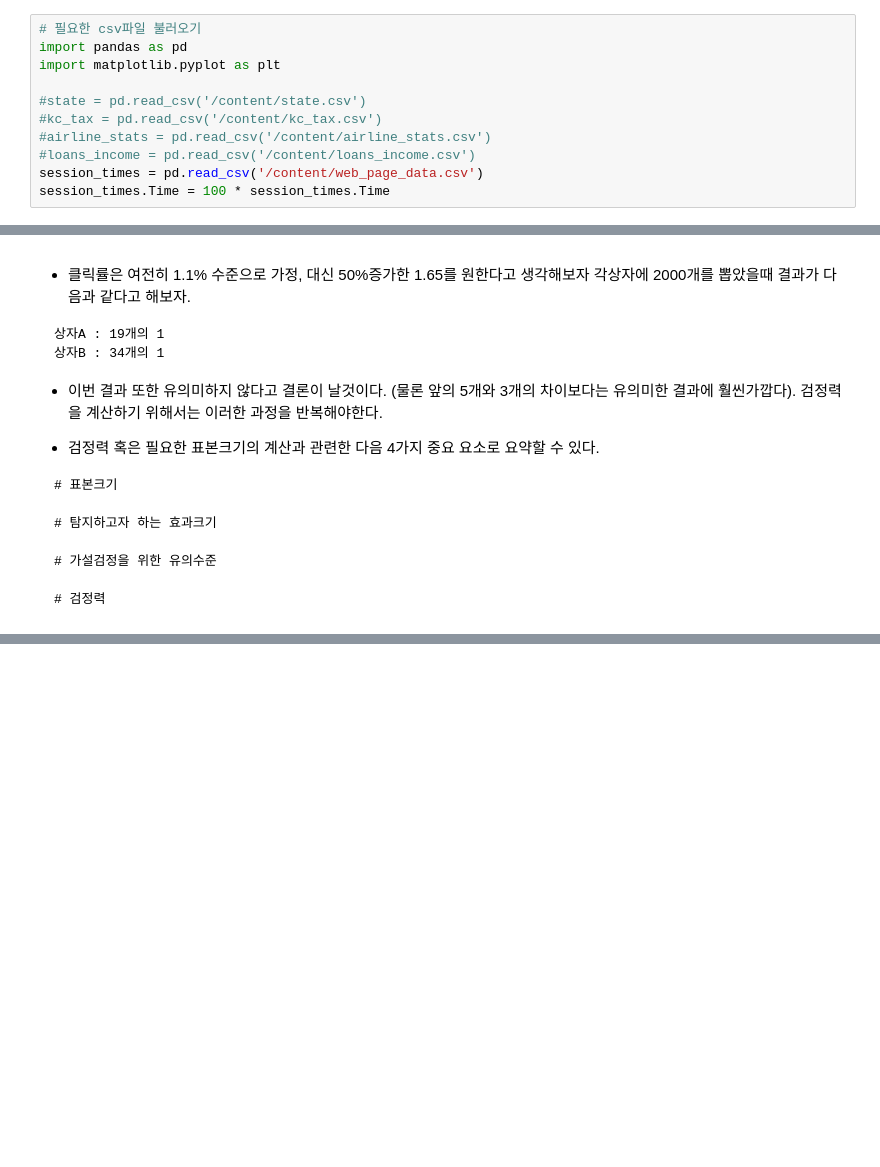
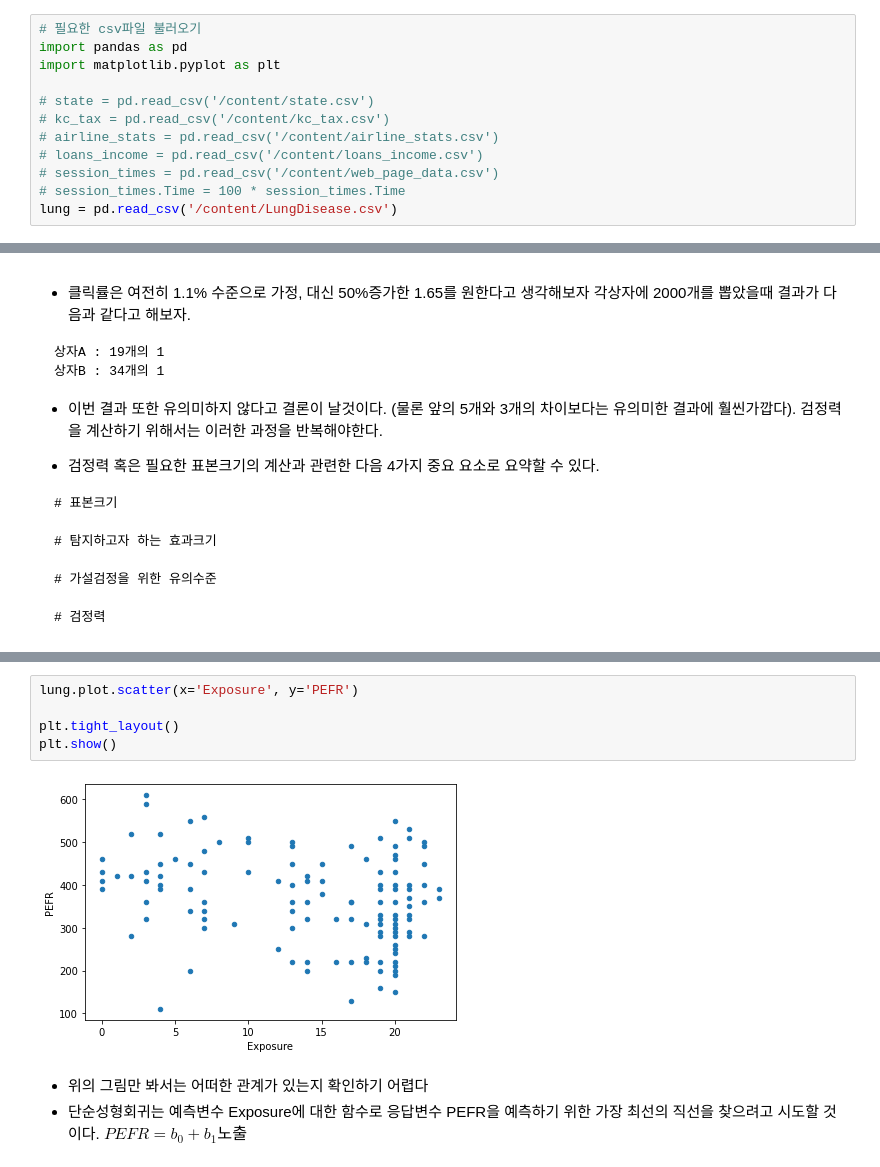
Before and after one commit to ljs7463/Basic_statistic, a Jupyter notebook: 임정석/Statistics_Basic_(1).ipynb, the cells around one changed output, grey strips where cells are left out. Saved outputs shown, nothing was run; the diff lists cells and outputs as text; blank space fills up the shorter version.

```diff
--- a/임정석/Statistics_Basic_(1).ipynb
+++ b/임정석/Statistics_Basic_(1).ipynb
@@ -7,12 +7,13 @@
 import pandas as pd
 import matplotlib.pyplot as plt
 
-#state = pd.read_csv('/content/state.csv')
-#kc_tax = pd.read_csv('/content/kc_tax.csv')
-#airline_stats = pd.read_csv('/content/airline_stats.csv')
-#loans_income = pd.read_csv('/content/loans_income.csv')
-session_times = pd.read_csv('/content/web_page_data.csv')
-session_times.Time = 100 * session_times.Time
+# state = pd.read_csv('/content/state.csv')
+# kc_tax = pd.read_csv('/content/kc_tax.csv')
+# airline_stats = pd.read_csv('/content/airline_stats.csv')
+# loans_income = pd.read_csv('/content/loans_income.csv')
+# session_times = pd.read_csv('/content/web_page_data.csv')
+# session_times.Time = 100 * session_times.Time
+lung = pd.read_csv('/content/LungDisease.csv')
 # %% [markdown]
 # CH1. 탐색적 데이터분석
 # %% [markdown]
@@ -1679,0 +1704,11 @@ B상자 : 5개의 1
+# %%
+lung.plot.scatter(x='Exposure', y='PEFR')
+
+plt.tight_layout()
+plt.show()
+# %% [output]
+[figure, added]
+# %% [markdown]
+- 위의 그림만 봐서는 어떠한 관계가 있는지 확인하기 어렵다
+- 단순성형회귀는 예측변수 Exposure에 대한 함수로 응답변수 PEFR을 예측하기 위한 가장 최선의 직선을 찾으려고 시도할 것이다.
+$PEFR = b_0 + b_1노출$
```
Also changed, not shown: parts of 12 cells of this notebook.
